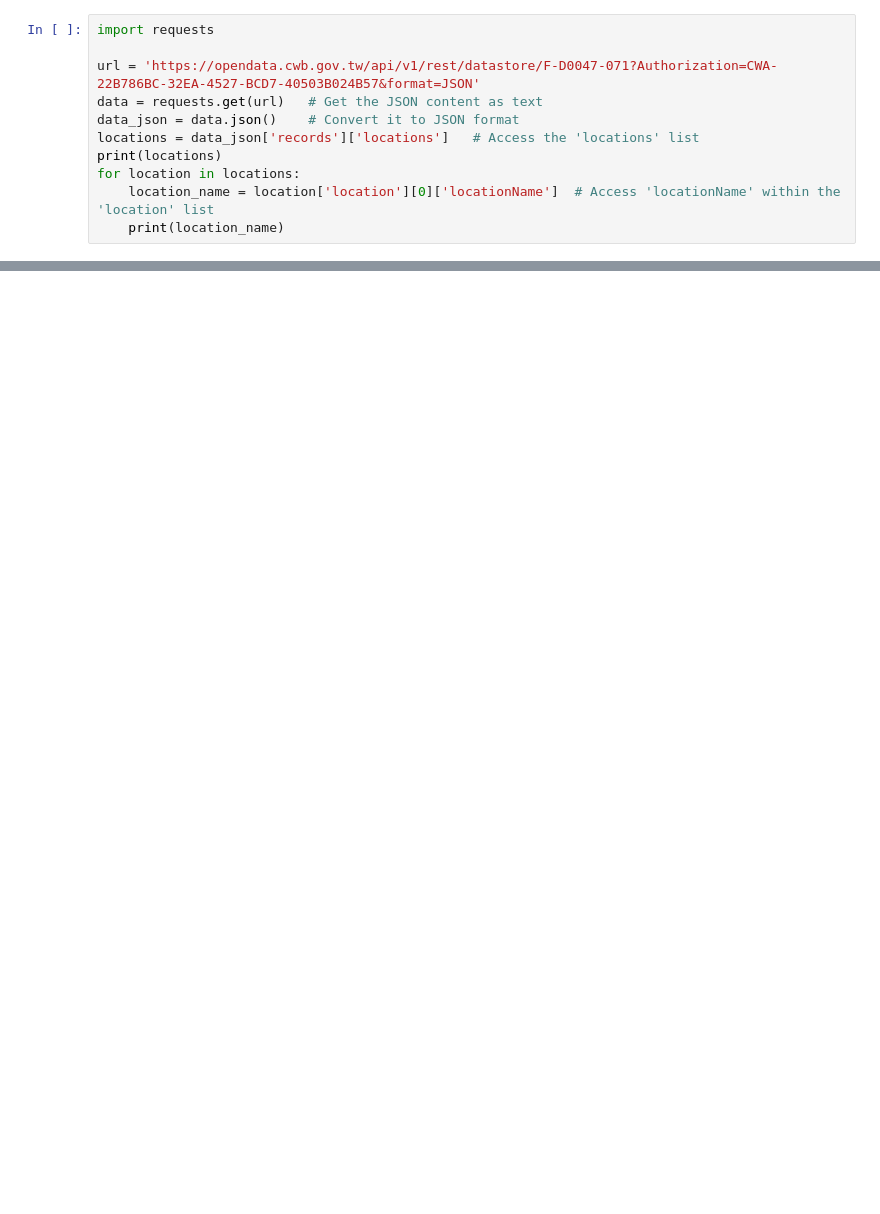
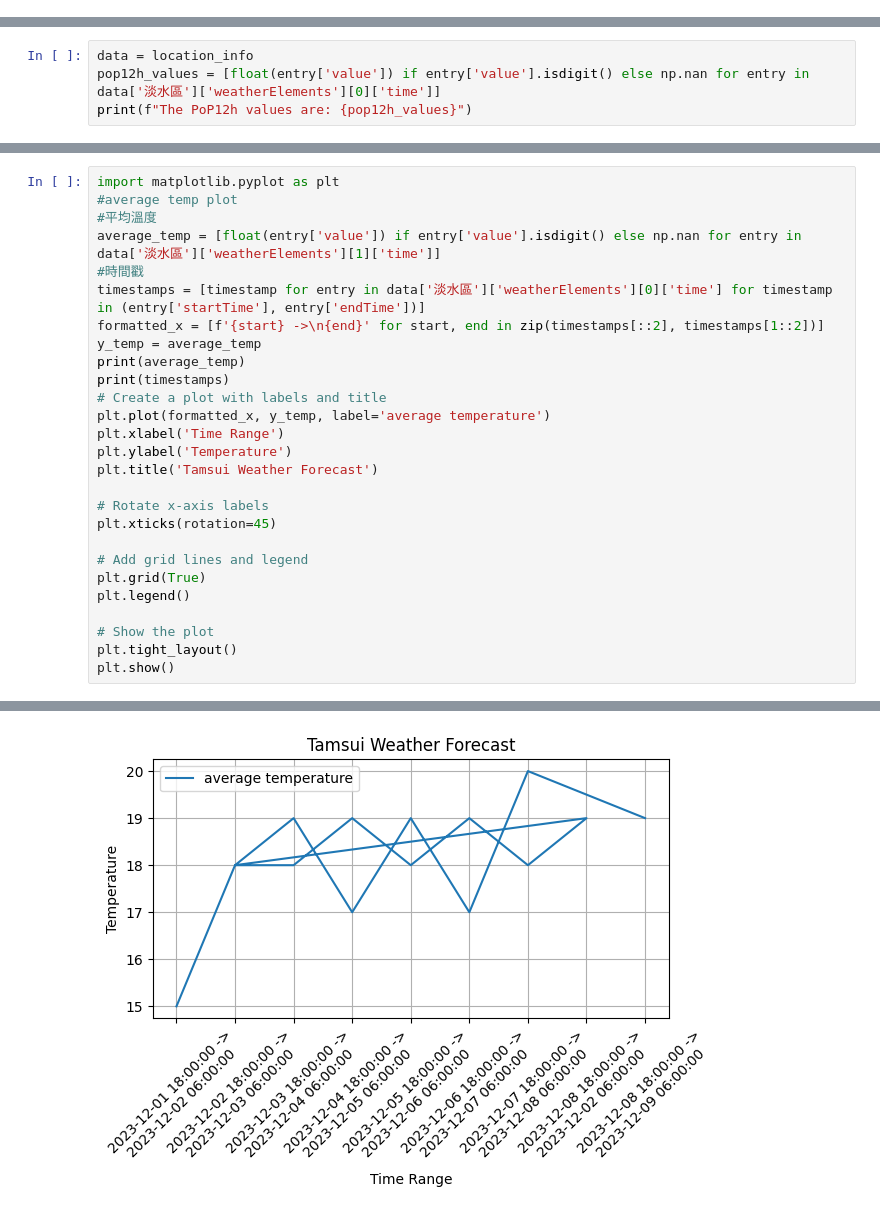
Before and after one commit to 910514/ai_experiment, a Jupyter notebook: weather.ipynb, the cells around one changed output, grey strips where cells are left out. Cells and saved outputs as stored; diff of their text form; blank space fills up the shorter version.

Commit message:
finsh rewrite extract code to adapt new api.Also finsh plot graph.

```diff
--- a/weather.ipynb
+++ b/weather.ipynb
@@ -1,11 +0,0 @@
-# %%
-import requests
-
-url = 'https://opendata.cwb.gov.tw/api/v1/rest/datastore/F-D0047-071?Authorization=CWA-22B786BC-32EA-4527-BCD7-40503B024B57&format=JSON'
-data = requests.get(url)   # Get the JSON content as text
-data_json = data.json()    # Convert it to JSON format
-locations = data_json['records']['locations']   # Access the 'locations' list
-print(locations)
-for location in locations:
-    location_name = location['location'][0]['locationName']  # Access 'locationName' within the 'location' list
-    print(location_name)
@@ -13,0 +52,4 @@ for location in locations:
+# %%
+data = location_info
+pop12h_values = [float(entry['value']) if entry['value'].isdigit() else np.nan for entry in data['淡水區']['weatherElements'][0]['time']]
+print(f"The PoP12h values are: {pop12h_values}")
@@ -13,0 +68,28 @@ for location in locations:
+# %%
+import matplotlib.pyplot as plt
+#average temp plot
+#平均溫度
+average_temp = [float(entry['value']) if entry['value'].isdigit() else np.nan for entry in data['淡水區']['weatherElements'][1]['time']]
+#時間戳
+timestamps = [timestamp for entry in data['淡水區']['weatherElements'][0]['time'] for timestamp in (entry['startTime'], entry['endTime'])]
+formatted_x = [f'{start} ->\n{end}' for start, end in zip(timestamps[::2], timestamps[1::2])]
+y_temp = average_temp
+print(average_temp)
+print(timestamps)
+# Create a plot with labels and title
+plt.plot(formatted_x, y_temp, label='average temperature')
+plt.xlabel('Time Range')
+plt.ylabel('Temperature')
+plt.title('Tamsui Weather Forecast')
+
+# Rotate x-axis labels
+plt.xticks(rotation=45)
+
+# Add grid lines and legend
+plt.grid(True)
+plt.legend()
+
+# Show the plot
+plt.tight_layout()
+plt.show()
+# %% [output]
@@ -13,0 +98 @@ for location in locations:
+[figure, added]
```
Also changed, not shown: parts of 6 cells of this notebook, 2 other files.
